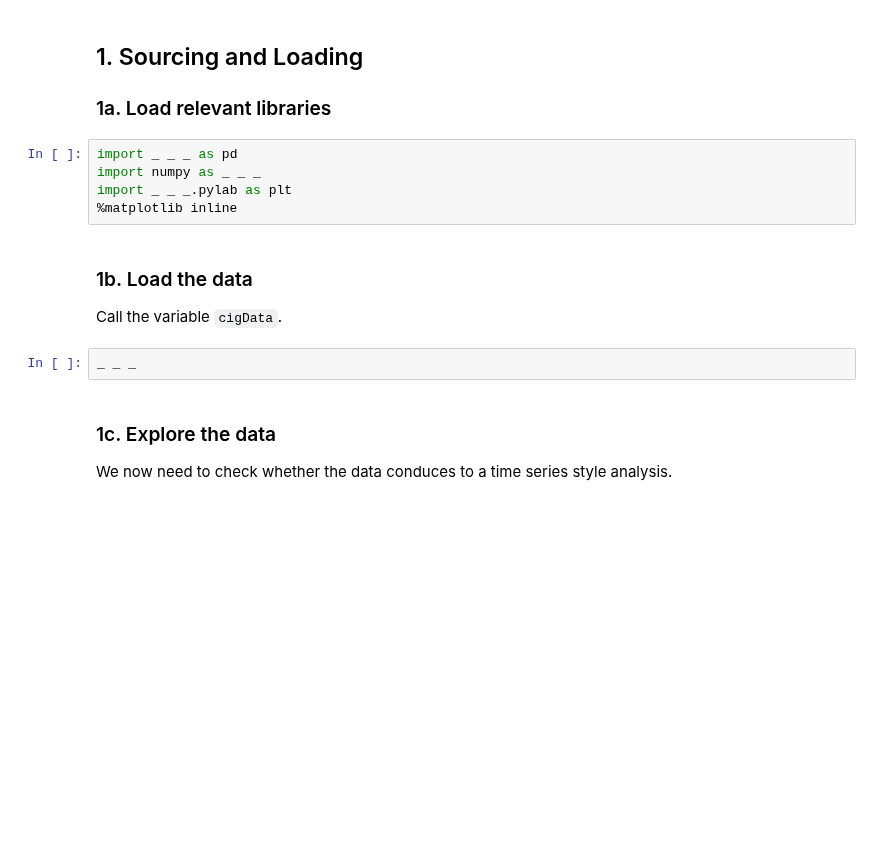
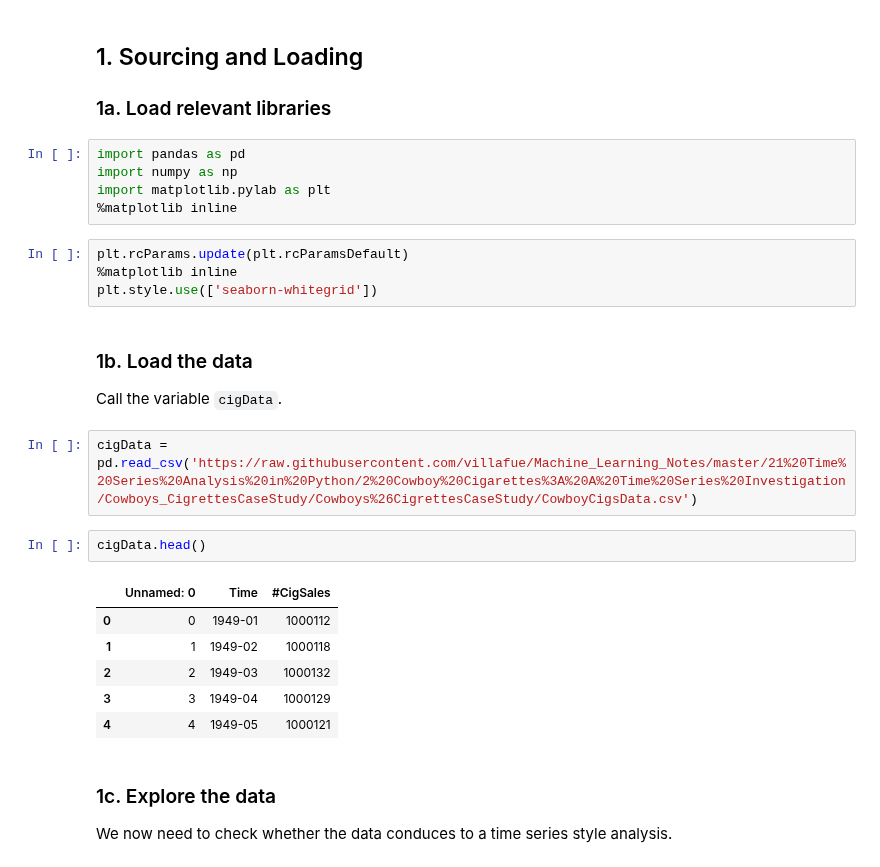
Before and after one commit to villafue/Machine_Learning_Notes, a Jupyter notebook: 21 Time Series Analysis in Python/2 Cowboy Cigarettes: A Time Series Investigation/Cowboys_CigrettesCaseStudy/Cowboys&CigrettesCaseStudy/Cowboy Cigarettes Case Study - Tier 1.ipynb, the cells around one changed output. Saved outputs shown, nothing was run; the diff lists cells and outputs as text; blank space fills up the shorter version.

```diff
--- a/21 Time Series Analysis in Python/2 Cowboy Cigarettes: A Time Series Investigation/Cowboys_CigrettesCaseStudy/Cowboys&CigrettesCaseStudy/Cowboy Cigarettes Case Study - Tier 1.ipynb
+++ b/21 Time Series Analysis in Python/2 Cowboy Cigarettes: A Time Series Investigation/Cowboys_CigrettesCaseStudy/Cowboys&CigrettesCaseStudy/Cowboy Cigarettes Case Study - Tier 1.ipynb
@@ -54,15 +54,28 @@ Time series data is just any data displaying how a single variable changes over
 
 ### 1a. Load relevant libraries
 # %%
-import _ _ _ as pd
-import numpy as _ _ _
-import _ _ _.pylab as plt
+import pandas as pd
+import numpy as np
+import matplotlib.pylab as plt
 %matplotlib inline
+# %%
+plt.rcParams.update(plt.rcParamsDefault)
+%matplotlib inline
+plt.style.use(['seaborn-whitegrid'])
 # %% [markdown]
 ### 1b. Load the data
 Call the variable `cigData`.
-# %%
-_ _ _
+# %%
+cigData = pd.read_csv('https://raw.githubusercontent.com/villafue/Machine_Learning_Notes/master/21%20Time%20Series%20Analysis%20in%20Python/2%20Cowboy%20Cigarettes%3A%20A%20Time%20Series%20Investigation/Cowboys_CigrettesCaseStudy/Cowboys%26CigrettesCaseStudy/CowboyCigsData.csv')
+# %%
+cigData.head()
+# %% [output]
+|  | Unnamed: 0 | Time | #CigSales |
+| 0 | 0 | 1949-01 | 1000112 |
+| 1 | 1 | 1949-02 | 1000118 |
+| 2 | 2 | 1949-03 | 1000132 |
+| 3 | 3 | 1949-04 | 1000129 |
+| 4 | 4 | 1949-05 | 1000121 |
 # %% [markdown]
 ### 1c. Explore the data
 We now need to check whether the data conduces to a time series style analysis.
```
Also changed, not shown: parts of 18 cells of this notebook.
